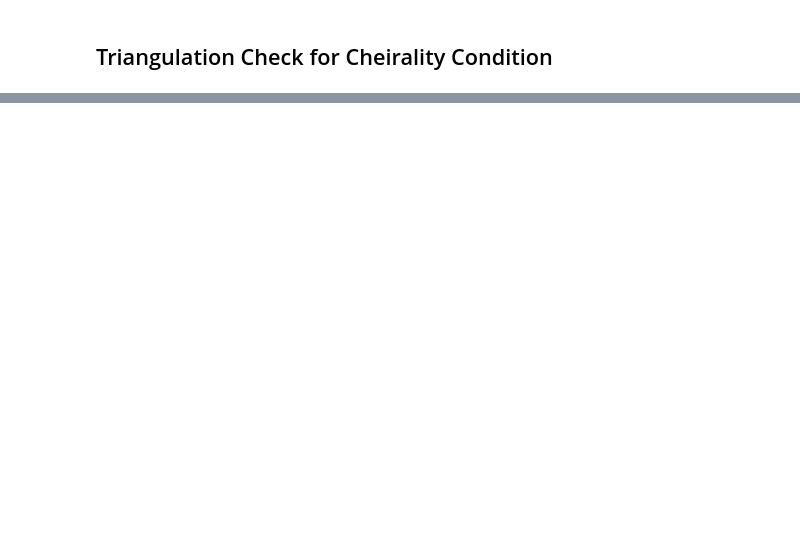
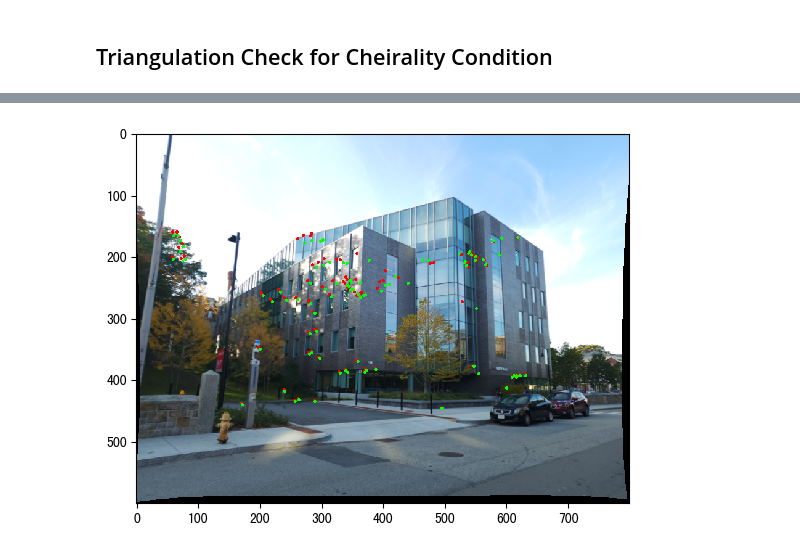
Before and after one commit to sixer51/SfM-NeRF, a Jupyter notebook: Phase1/main.ipynb, the cells around one changed output, grey strips where cells are left out. Cells and saved outputs as stored; diff of their text form; code cells hidden in the pictures; blank space fills up the shorter version.

Commit message:
add reprojection

```diff
--- a/Phase1/main.ipynb
+++ b/Phase1/main.ipynb
@@ -100,0 +102,10 @@ drawWorldPoints([Xest])
+# %%
+newImage = drawPoints(images[0], x1s, [255, 0, 0])
+
+reprojPoints = reprojection(K, np.eye(3), np.zeros((3,1)), Xest)
+newImage = drawPoints(newImage, reprojPoints, [0, 255, 0])
+
+plt.imshow(newImage)
+plt.show()
+# %% [output]
+[figure, added]
```
Also changed, not shown: parts of 8 cells of this notebook, 2 other files.
